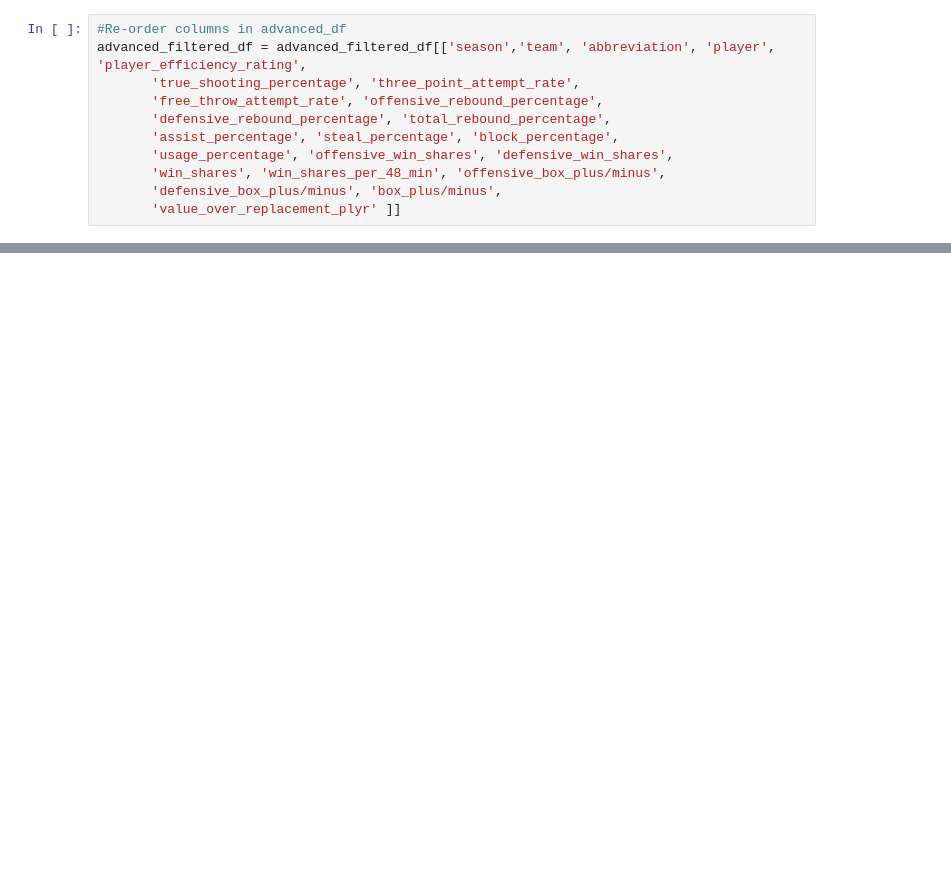
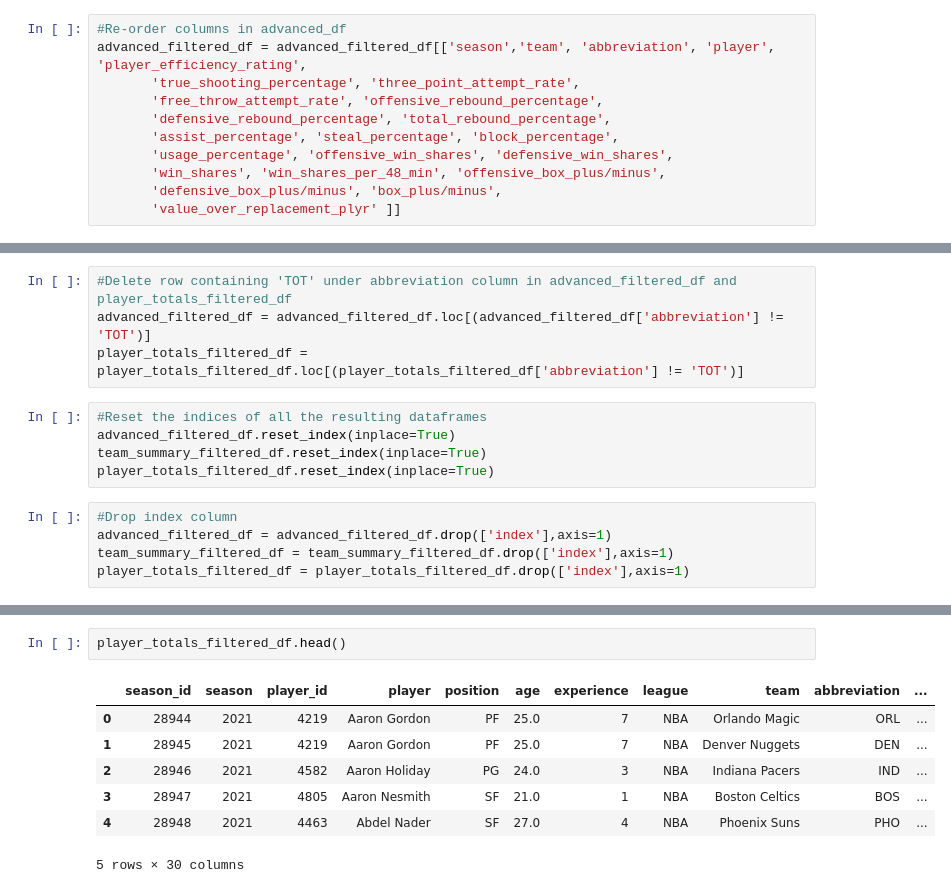
Before and after one commit to civond/NBA-Analysis, a Jupyter notebook: nba_players_teams.ipynb, the cells around one changed output, grey strips where cells are left out. Saved outputs shown, nothing was run; the diff lists cells and outputs as text; blank space fills up the shorter version.

```diff
--- a/nba_players_teams.ipynb
+++ b/nba_players_teams.ipynb
@@ -532,0 +588,14 @@ advanced_filtered_df = advanced_filtered_df[['season','team', 'abbreviation', 'p
+# %%
+#Delete row containing 'TOT' under abbreviation column in advanced_filtered_df and player_totals_filtered_df
+advanced_filtered_df = advanced_filtered_df.loc[(advanced_filtered_df['abbreviation'] != 'TOT')]
+player_totals_filtered_df = player_totals_filtered_df.loc[(player_totals_filtered_df['abbreviation'] != 'TOT')]
+# %%
+#Reset the indices of all the resulting dataframes
+advanced_filtered_df.reset_index(inplace=True)
+team_summary_filtered_df.reset_index(inplace=True)
+player_totals_filtered_df.reset_index(inplace=True)
+# %%
+#Drop index column
+advanced_filtered_df = advanced_filtered_df.drop(['index'],axis=1)
+team_summary_filtered_df = team_summary_filtered_df.drop(['index'],axis=1)
+player_totals_filtered_df = player_totals_filtered_df.drop(['index'],axis=1)
@@ -532,0 +622,10 @@ advanced_filtered_df = advanced_filtered_df[['season','team', 'abbreviation', 'p
+# %%
+player_totals_filtered_df.head()
+# %% [output]
+|  | season_id | season | player_id | player | position | age | experience | league | team | abbreviation | ... |
+| 0 | 28944 | 2021 | 4219 | Aaron Gordon | PF | 25.0 | 7 | NBA | Orlando Magic | ORL | ... |
+| 1 | 28945 | 2021 | 4219 | Aaron Gordon | PF | 25.0 | 7 | NBA | Denver Nuggets | DEN | ... |
+| 2 | 28946 | 2021 | 4582 | Aaron Holiday | PG | 24.0 | 3 | NBA | Indiana Pacers | IND | ... |
+| 3 | 28947 | 2021 | 4805 | Aaron Nesmith | SF | 21.0 | 1 | NBA | Boston Celtics | BOS | ... |
+| 4 | 28948 | 2021 | 4463 | Abdel Nader | SF | 27.0 | 4 | NBA | Phoenix Suns | PHO | ... |
+5 rows × 30 columns
```
Also changed, not shown: parts of 18 cells of this notebook, 3 other files.
